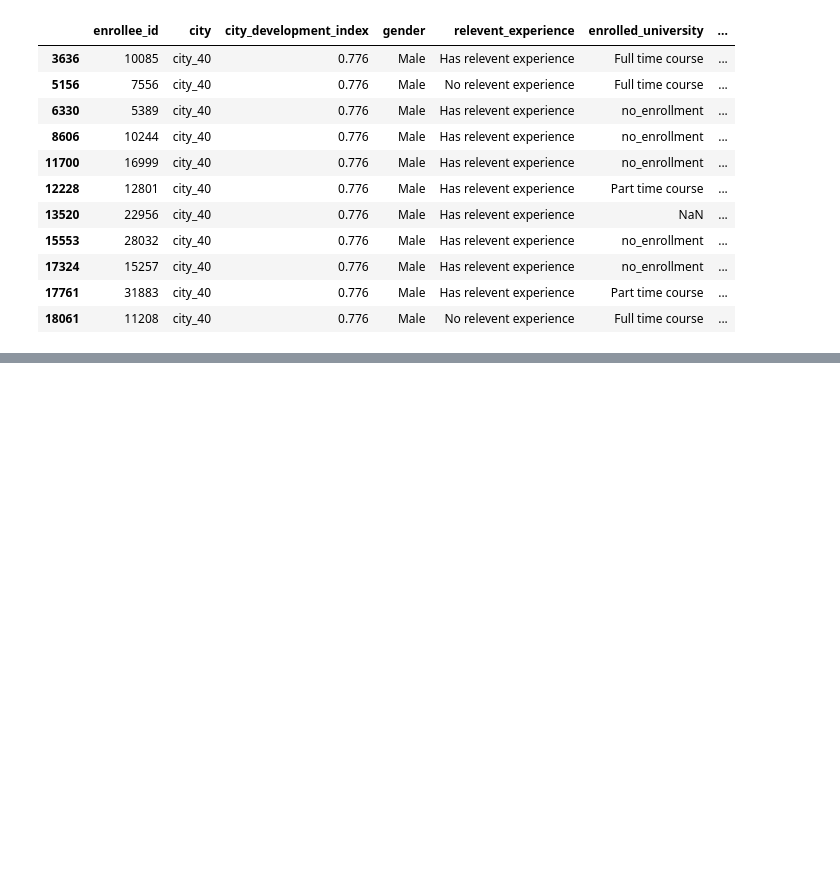
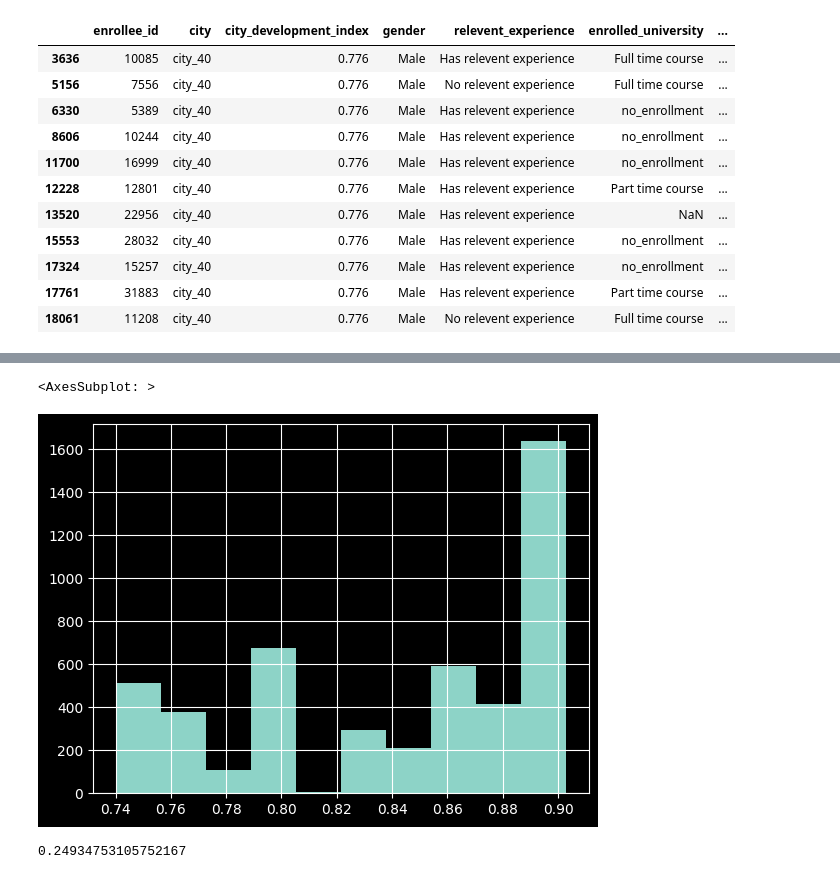
Before and after one commit to DmitriiKrasnoschekov/Python.Pandas, a Jupyter notebook: pandas_cheatsheets.ipynb, the cells around one changed output, grey strips where cells are left out. Saved outputs shown, nothing was run; the diff lists cells and outputs as text; code cells hidden in the pictures; blank space fills up the shorter version.

```diff
--- a/pandas_cheatsheets.ipynb
+++ b/pandas_cheatsheets.ipynb
@@ -181,0 +299,14 @@ df_city_gender
+# %%
+# между двумя квантилями
+
+q_025 = df['city_development_index'].quantile(0.25)
+q_05 = df['city_development_index'].quantile(0.5)
+df[df['city_development_index'].between(q_025, q_05)]['city_development_index'].hist()
+# %% [output]
+<AxesSubplot: >
+[figure, added]
+# %%
+# средний % теэ, кто хочет сменить работу
+df['target'].mean()
+# %% [output]
+0.24934753105752167
```
Also changed, not shown: parts of 18 cells of this notebook.
